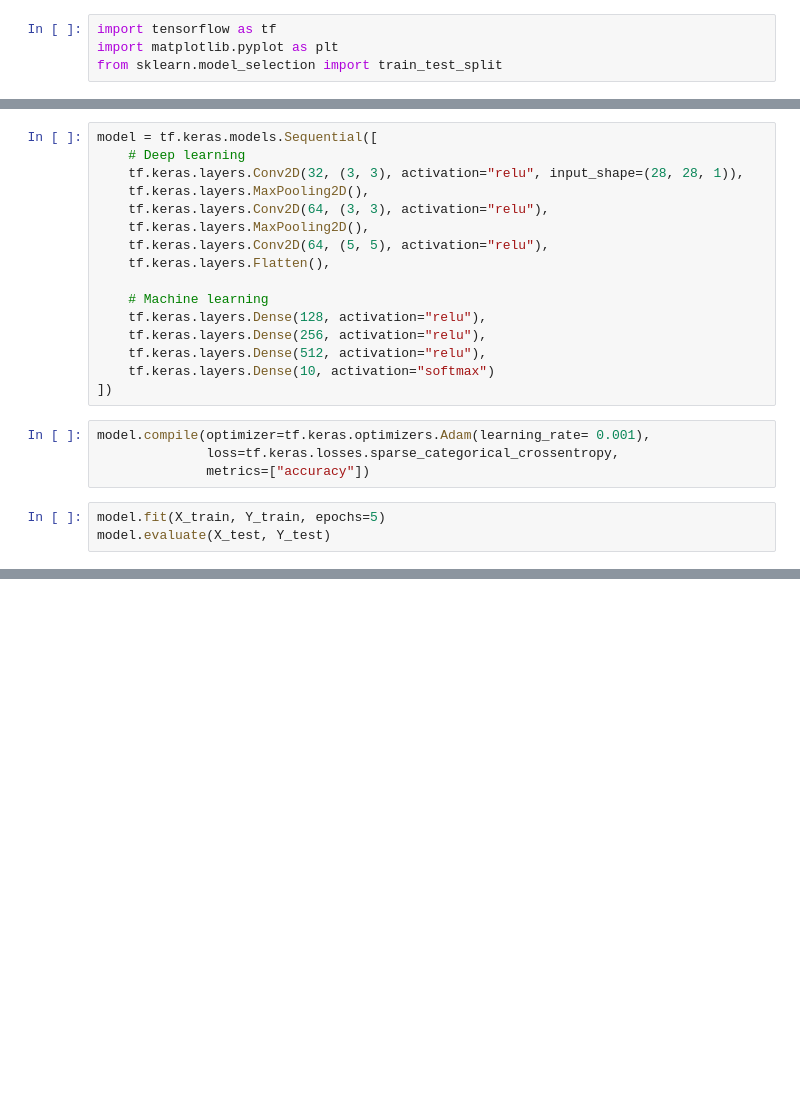
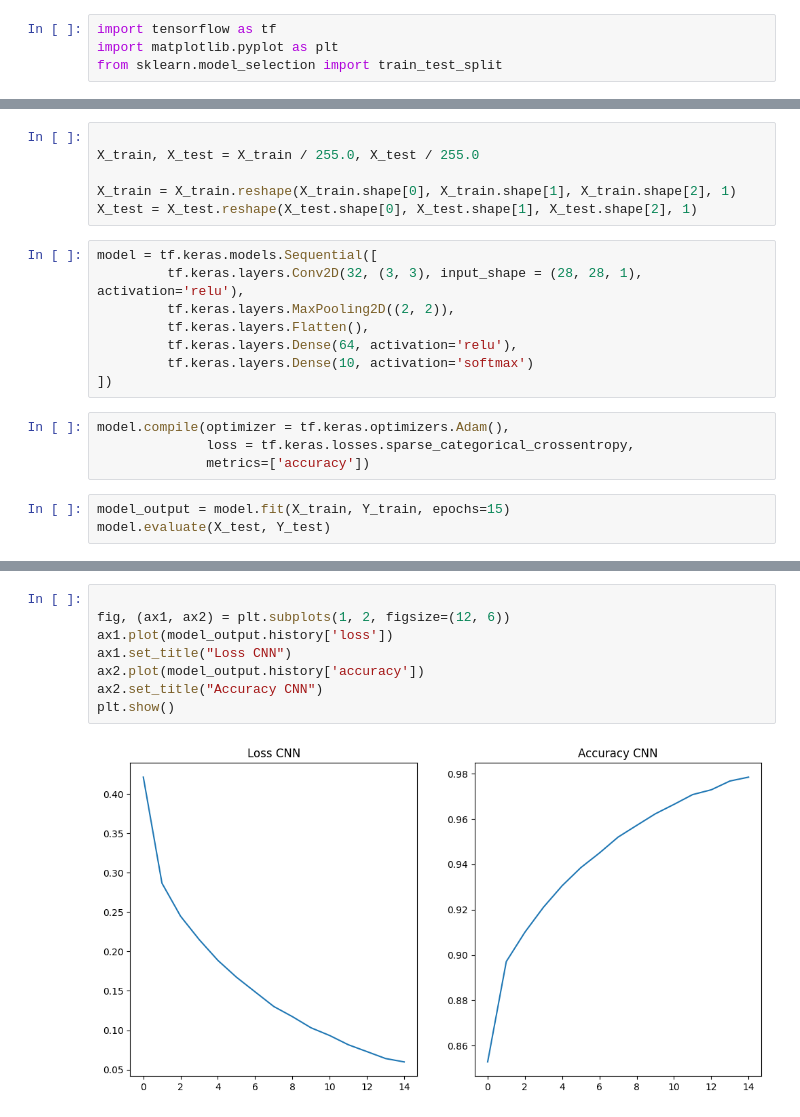
Before and after one commit to MohamadNematizadeh/Deep-Learning, a Jupyter notebook: 7.2.HelloCNN/Fashion Mnist/CNN.ipynb, the cells around one changed output, grey strips where cells are left out. Drawn from its saved outputs; the diff is of its cells as text; blank space fills up the shorter version.

```diff
--- a/7.2.HelloCNN/Fashion Mnist/CNN.ipynb
+++ b/7.2.HelloCNN/Fashion Mnist/CNN.ipynb
@@ -16,24 +8,22 @@ X_train, X_val, Y_train, Y_val = train_test_split(X_train, Y_train, test_size=0.
+# %%
+
+X_train, X_test = X_train / 255.0, X_test / 255.0
+
+X_train = X_train.reshape(X_train.shape[0], X_train.shape[1], X_train.shape[2], 1)
+X_test = X_test.reshape(X_test.shape[0], X_test.shape[1], X_test.shape[2], 1)
 # %%
 model = tf.keras.models.Sequential([
-    # Deep learning
-    tf.keras.layers.Conv2D(32, (3, 3), activation="relu", input_shape=(28, 28, 1)),
-    tf.keras.layers.MaxPooling2D(),
-    tf.keras.layers.Conv2D(64, (3, 3), activation="relu"),
-    tf.keras.layers.MaxPooling2D(),
-    tf.keras.layers.Conv2D(64, (5, 5), activation="relu"),
-    tf.keras.layers.Flatten(),
-
-    # Machine learning
-    tf.keras.layers.Dense(128, activation="relu"),
-    tf.keras.layers.Dense(256, activation="relu"),
-    tf.keras.layers.Dense(512, activation="relu"),
-    tf.keras.layers.Dense(10, activation="softmax")
+         tf.keras.layers.Conv2D(32, (3, 3), input_shape = (28, 28, 1), activation='relu'),
+         tf.keras.layers.MaxPooling2D((2, 2)),
+         tf.keras.layers.Flatten(),
+         tf.keras.layers.Dense(64, activation='relu'),
+         tf.keras.layers.Dense(10, activation='softmax')
 ])
 # %%
-model.compile(optimizer=tf.keras.optimizers.Adam(learning_rate= 0.001),
-              loss=tf.keras.losses.sparse_categorical_crossentropy,
-              metrics=["accuracy"])
+model.compile(optimizer = tf.keras.optimizers.Adam(),
+              loss = tf.keras.losses.sparse_categorical_crossentropy,
+              metrics=['accuracy'])
 # %%
-model.fit(X_train, Y_train, epochs=5)
+model_output = model.fit(X_train, Y_train, epochs=15)
 model.evaluate(X_test, Y_test)
 # %% [output]
@@ -51,0 +48,10 @@ Epoch 5/5
+# %%
+
+fig, (ax1, ax2) = plt.subplots(1, 2, figsize=(12, 6))
+ax1.plot(model_output.history['loss'])
+ax1.set_title("Loss CNN")
+ax2.plot(model_output.history['accuracy'])
+ax2.set_title("Accuracy CNN")
+plt.show()
+# %% [output]
+[figure, added]
```
Also changed, not shown: parts of 3 cells of this notebook, 6 other files.
